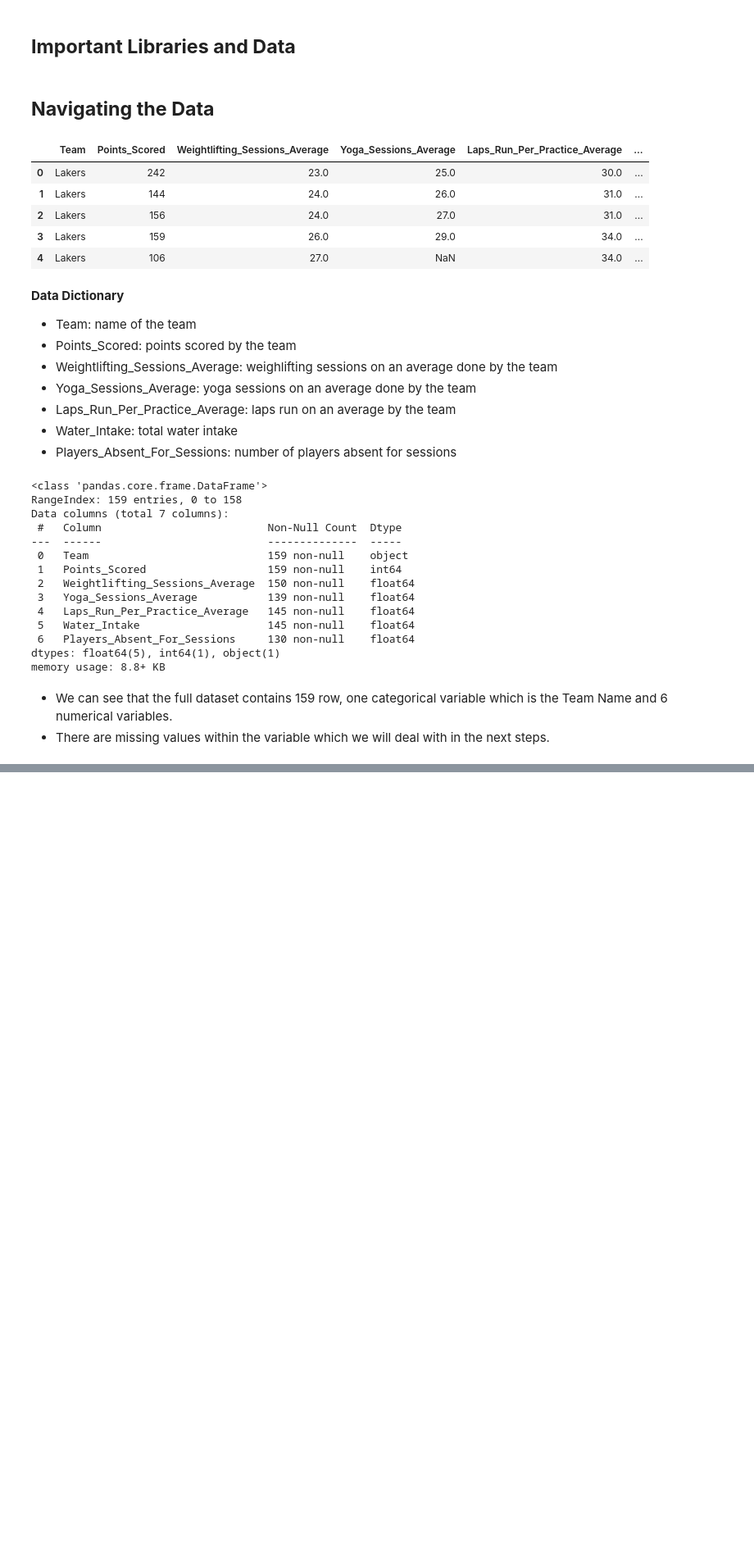
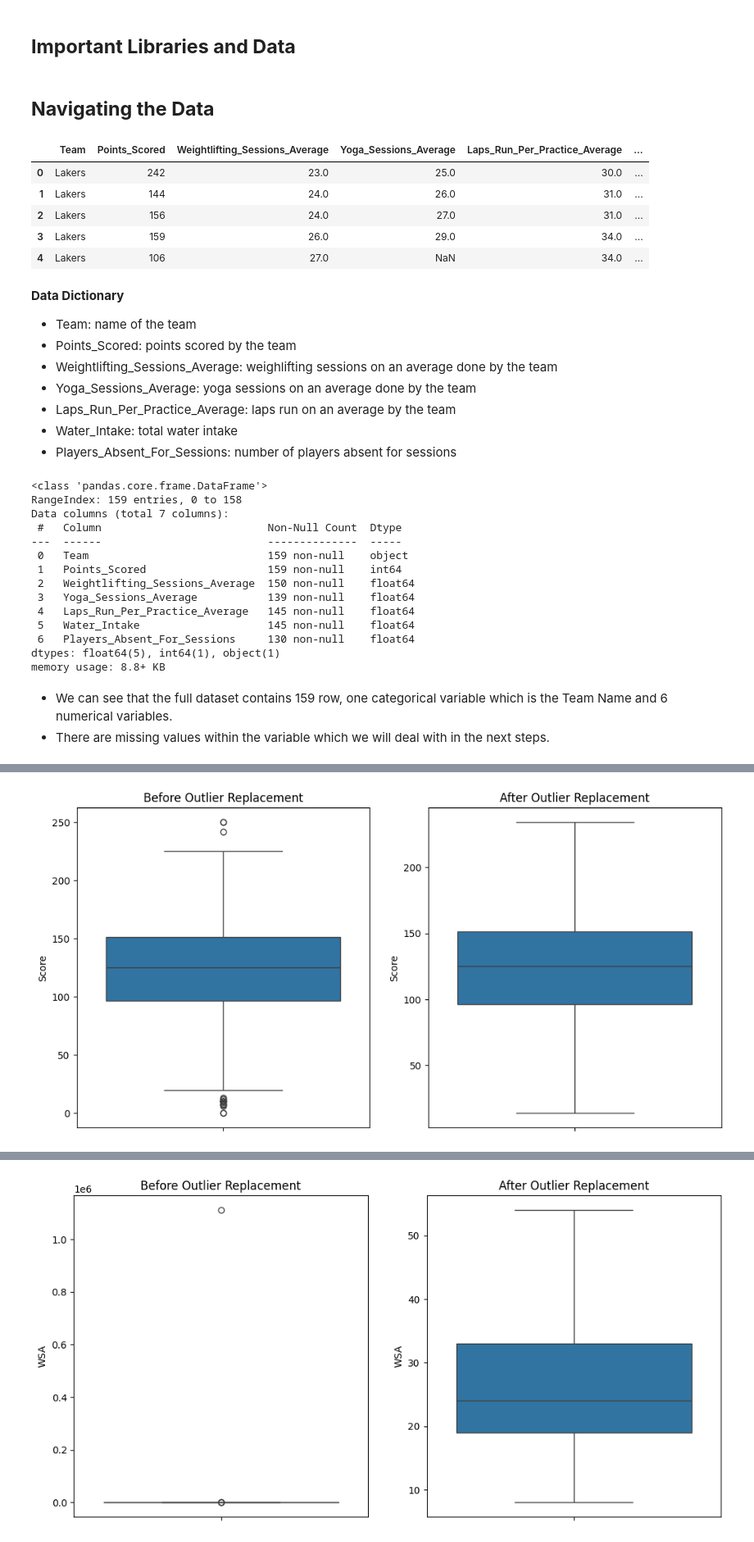
Before and after one commit to M-Abdullah-D/Training_Projects, a Jupyter notebook: Polynomial Regression Model/Notebook.ipynb, the cells around one changed output, grey strips where cells are left out. Shown at 82% size. Saved outputs shown, nothing was run; the diff lists cells and outputs as text; code cells hidden in the pictures; blank space fills up the shorter version.

Commit message:
outliers

```diff
--- a/Polynomial Regression Model/Notebook.ipynb
+++ b/Polynomial Regression Model/Notebook.ipynb
@@ -77,0 +90,67 @@ df_.describe([0.05, 0.25, 0.50, 0.75, 0.95, 0.99]).T
+# %%
+import logging
+logging.basicConfig(level=logging.INFO, format='%(asctime)s - %(levelname)s - %(message)s')
+def outlier_thresholds(dataframe, col_name, q1, q3, multiplier):
+    quartile1 = dataframe[col_name].quantile(q1)
+    quartile3 = dataframe[col_name].quantile(q3)
+    interquantile_range = quartile3 - quartile1
+    up_limit = quartile3 + multiplier * interquantile_range
+    low_limit = quartile1 - multiplier * interquantile_range
+    return low_limit, up_limit
+def check_outlier(dataframe, col_name, q1, q3, multiplier):
+    low_limit, up_limit = outlier_thresholds(dataframe, col_name, q1, q3, multiplier)
+    if dataframe[(dataframe[col_name] > up_limit) | (dataframe[col_name] < low_limit)].any(axis=None):
+        return True
+    else:
+        return False
+def calculate_all_outlier_thresholds(dataframe, q1, q3, multiplier):
+    thresholds = {}
+    for col in dataframe.columns:
+        if dataframe[col].dtype in ['int64', 'float64']:  # Numeric columns
+            thresholds[col] = outlier_thresholds(dataframe, col, q1, q3, multiplier)
+    return thresholds
+def visualize_outlier_replacement(dataframe, variable, q1, q3, multiplier):
+    # Calculate thresholds
+    low_limit, up_limit = outlier_thresholds(dataframe, variable, q1, q3, multiplier)
+
+    # Plot before replacement
+    plt.figure(figsize=(12, 6))
+    plt.subplot(1, 2, 1)
+    sns.boxplot(y=dataframe[variable])
+    plt.title('Before Outlier Replacement')
+
+    # Replace outliers
+    dataframe_temp = dataframe.copy()  # Creating a copy to preserve original
+    dataframe_temp[variable] = dataframe_temp[variable].clip(lower=low_limit, upper=up_limit)
+
+    # Plot after replacement
+    plt.subplot(1, 2, 2)
+    sns.boxplot(y=dataframe_temp[variable])
+    plt.title('After Outlier Replacement')
+
+    plt.show()
+
+def integrated_outlier_management(dataframe, q1=0.25, q3=0.75, multiplier=1.5):
+    # Calculate thresholds for numeric columns only
+    all_thresholds = calculate_all_outlier_thresholds(dataframe.select_dtypes(include=['float64', 'int64']), q1, q3, multiplier)
+
+    for col in dataframe.select_dtypes(include=['float64', 'int64']).columns:
+        low_limit, up_limit = all_thresholds[col]
+
+        # Now your check_outlier function needs to be called with just 'col' as it doesn't use low_limit and up_limit directly
+        if check_outlier(dataframe, col, q1, q3, multiplier):
+            logging.info(f'Outliers detected in {col}. Proceeding with analysis and replacement.')
+
+            # Visualize outliers before replacement
+            visualize_outlier_replacement(dataframe, col, q1, q3, multiplier)
+
+            # Replace outliers and log the process
+            dataframe[col] = dataframe[col].clip(lower=low_limit, upper=up_limit)
+            logging.info(f"Replaced outliers in '{col}' with thresholds: {low_limit}, {up_limit}")
+
+            logging.info(f'Outlier replacement completed for {col}.')
+        else:
+            logging.info(f'No significant outliers detected in {col}. No replacement necessary.')
+
+integrated_outlier_management(df_)
+# %% [output]
@@ -77,0 +158 @@ df_.describe([0.05, 0.25, 0.50, 0.75, 0.95, 0.99]).T
+[figure, added]
@@ -77,0 +162 @@ df_.describe([0.05, 0.25, 0.50, 0.75, 0.95, 0.99]).T
+[figure, added]
```
Also changed, not shown: parts of 4 cells of this notebook.
